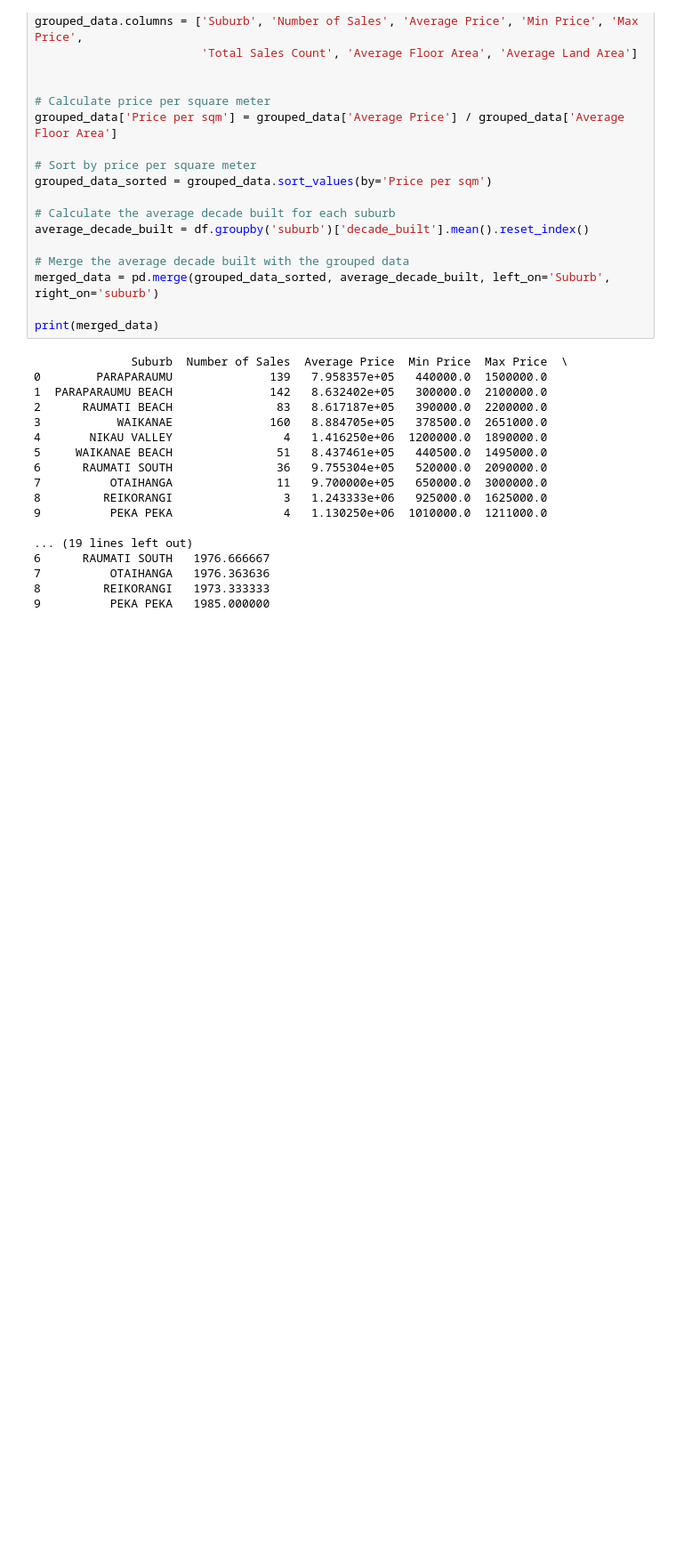
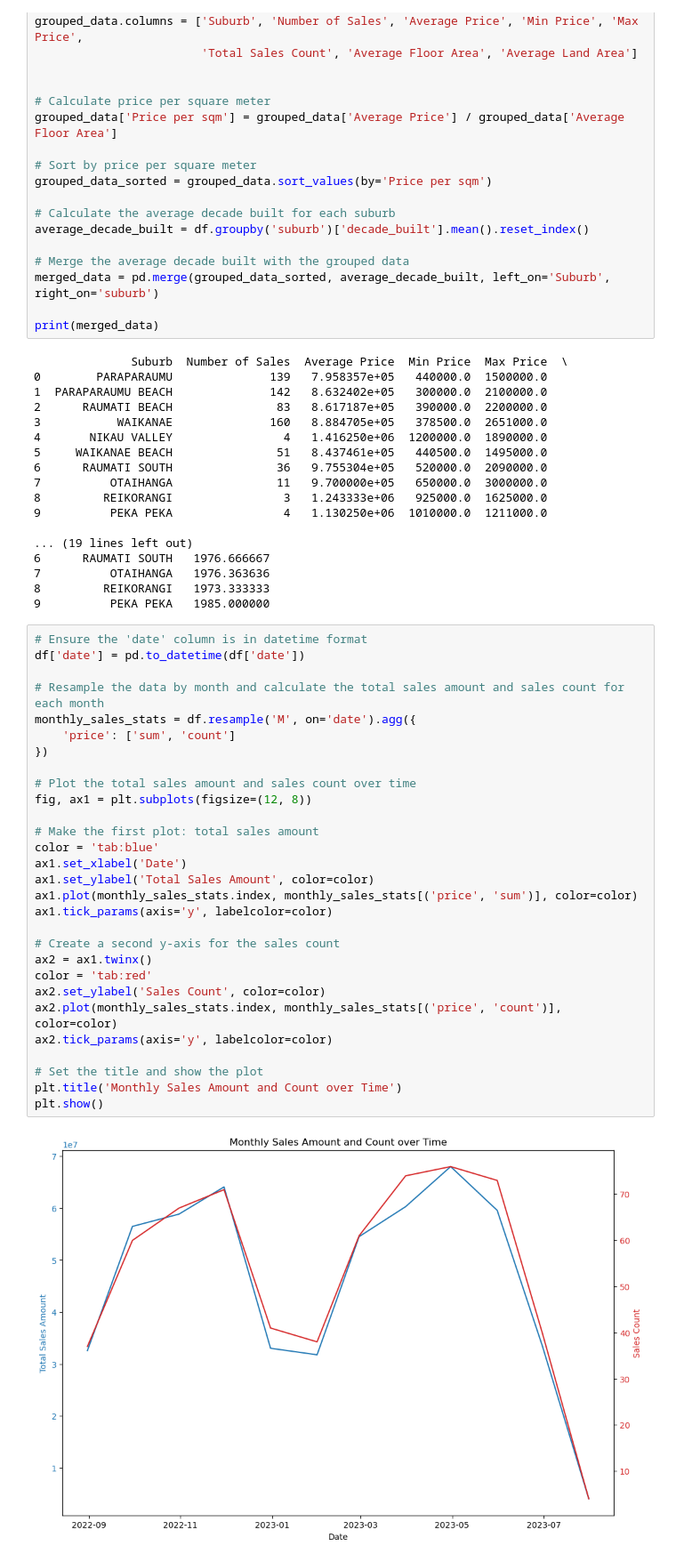
Before and after one commit to flying3615/homes, a Jupyter notebook: src/analysis/kapiti_area_sold_analysis.ipynb, the cells around one changed output. Shown at 89% size. Saved outputs shown, nothing was run; the diff lists cells and outputs as text; blank space fills up the shorter version.

```diff
--- a/src/analysis/kapiti_area_sold_analysis.ipynb
+++ b/src/analysis/kapiti_area_sold_analysis.ipynb
@@ -192,3 +192,34 @@ print(merged_data)
 7          OTAIHANGA   1976.363636
 8         REIKORANGI   1973.333333
 9          PEKA PEKA   1985.000000
+# %%
+# Ensure the 'date' column is in datetime format
+df['date'] = pd.to_datetime(df['date'])
+
+# Resample the data by month and calculate the total sales amount and sales count for each month
+monthly_sales_stats = df.resample('M', on='date').agg({
+    'price': ['sum', 'count']
+})
+
+# Plot the total sales amount and sales count over time
+fig, ax1 = plt.subplots(figsize=(12, 8))
+
+# Make the first plot: total sales amount
+color = 'tab:blue'
+ax1.set_xlabel('Date')
+ax1.set_ylabel('Total Sales Amount', color=color)
+ax1.plot(monthly_sales_stats.index, monthly_sales_stats[('price', 'sum')], color=color)
+ax1.tick_params(axis='y', labelcolor=color)
+
+# Create a second y-axis for the sales count
+ax2 = ax1.twinx()
+color = 'tab:red'
+ax2.set_ylabel('Sales Count', color=color)
+ax2.plot(monthly_sales_stats.index, monthly_sales_stats[('price', 'count')], color=color)
+ax2.tick_params(axis='y', labelcolor=color)
+
+# Set the title and show the plot
+plt.title('Monthly Sales Amount and Count over Time')
+plt.show()
+# %% [output]
+[figure, added]
```
Also changed, not shown: parts of 1 cell of this notebook.
